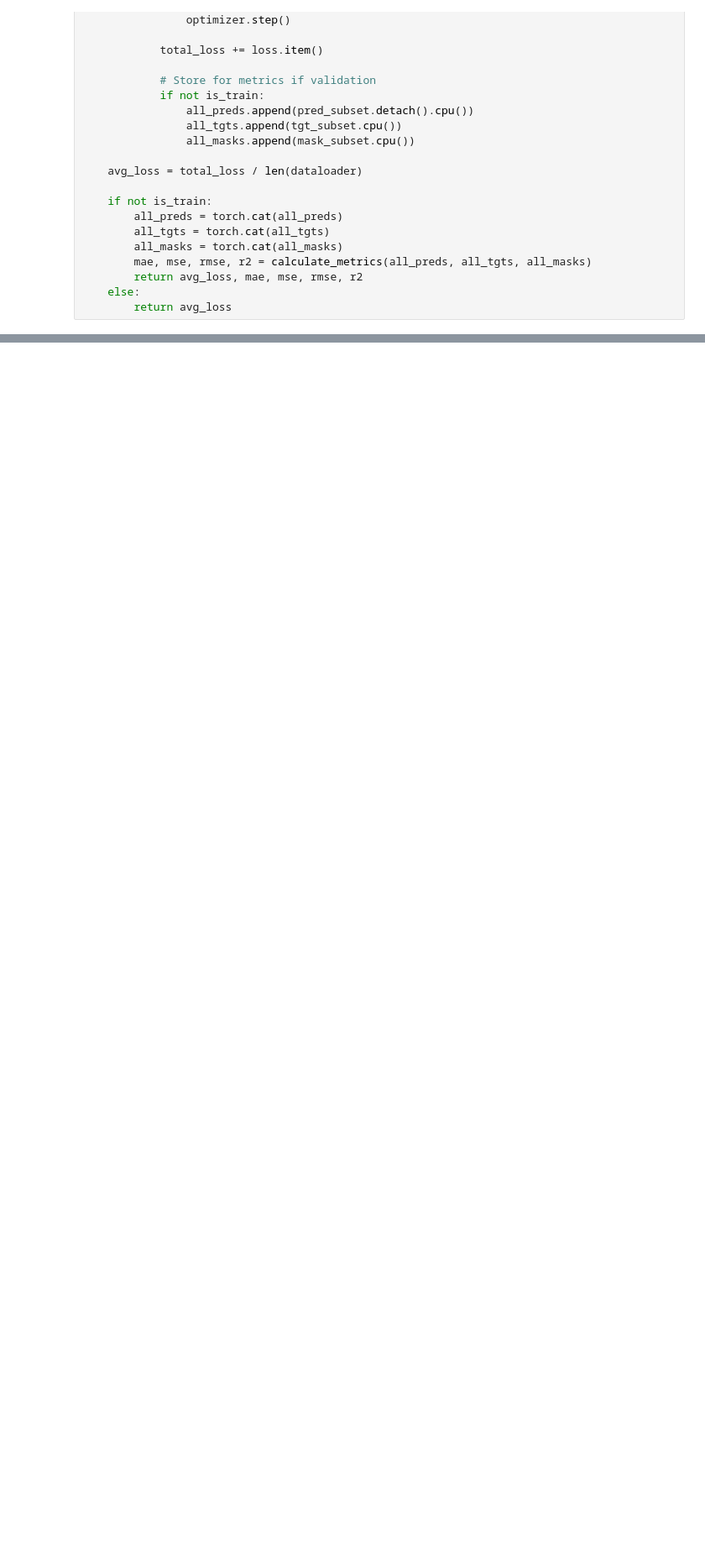
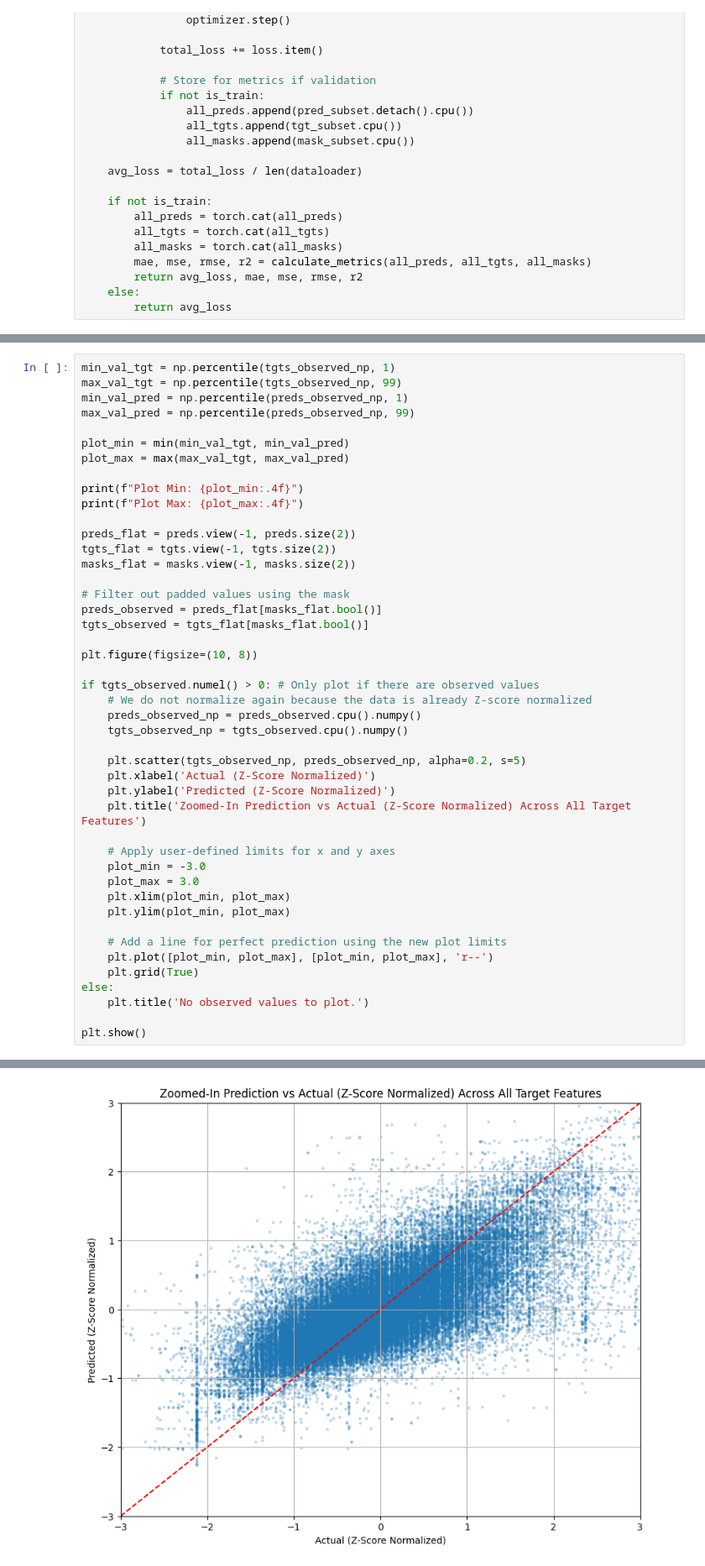
Before and after one commit to saahilsanganeriya/GraphML-imts, a Jupyter notebook: src/models/T_PatchGNN.ipynb, the cells around one changed output, grey strips where cells are left out. Shown: that part at 84% size. Drawn from its saved outputs; the diff is of its cells as text; blank space fills up the shorter version.

```diff
--- a/src/models/T_PatchGNN.ipynb
+++ b/src/models/T_PatchGNN.ipynb
@@ -1286,0 +1219,46 @@ plt.show()
+# %%
+min_val_tgt = np.percentile(tgts_observed_np, 1)
+max_val_tgt = np.percentile(tgts_observed_np, 99)
+min_val_pred = np.percentile(preds_observed_np, 1)
+max_val_pred = np.percentile(preds_observed_np, 99)
+
+plot_min = min(min_val_tgt, min_val_pred)
+plot_max = max(max_val_tgt, max_val_pred)
+
+print(f"Plot Min: {plot_min:.4f}")
+print(f"Plot Max: {plot_max:.4f}")
+
+preds_flat = preds.view(-1, preds.size(2))
+tgts_flat = tgts.view(-1, tgts.size(2))
+masks_flat = masks.view(-1, masks.size(2))
+
+# Filter out padded values using the mask
+preds_observed = preds_flat[masks_flat.bool()]
+tgts_observed = tgts_flat[masks_flat.bool()]
+
+plt.figure(figsize=(10, 8))
+
+if tgts_observed.numel() > 0: # Only plot if there are observed values
+    # We do not normalize again because the data is already Z-score normalized
+    preds_observed_np = preds_observed.cpu().numpy()
+    tgts_observed_np = tgts_observed.cpu().numpy()
+
+    plt.scatter(tgts_observed_np, preds_observed_np, alpha=0.2, s=5)
+    plt.xlabel('Actual (Z-Score Normalized)')
+    plt.ylabel('Predicted (Z-Score Normalized)')
+    plt.title('Zoomed-In Prediction vs Actual (Z-Score Normalized) Across All Target Features')
+
+    # Apply user-defined limits for x and y axes
+    plot_min = -3.0
+    plot_max = 3.0
+    plt.xlim(plot_min, plot_max)
+    plt.ylim(plot_min, plot_max)
+
+    # Add a line for perfect prediction using the new plot limits
+    plt.plot([plot_min, plot_max], [plot_min, plot_max], 'r--')
+    plt.grid(True)
+else:
+    plt.title('No observed values to plot.')
+
+plt.show()
+# %% [output]
@@ -1287,3 +1267,4 @@ plt.show()
+[figure, added]
 # %%
 # Plotting MAE, MSE, and R2 over epochs on the same plot
 plt.figure(figsize=(10, 6))
```
Also changed, not shown: parts of 13 cells of this notebook, 8 other files.
